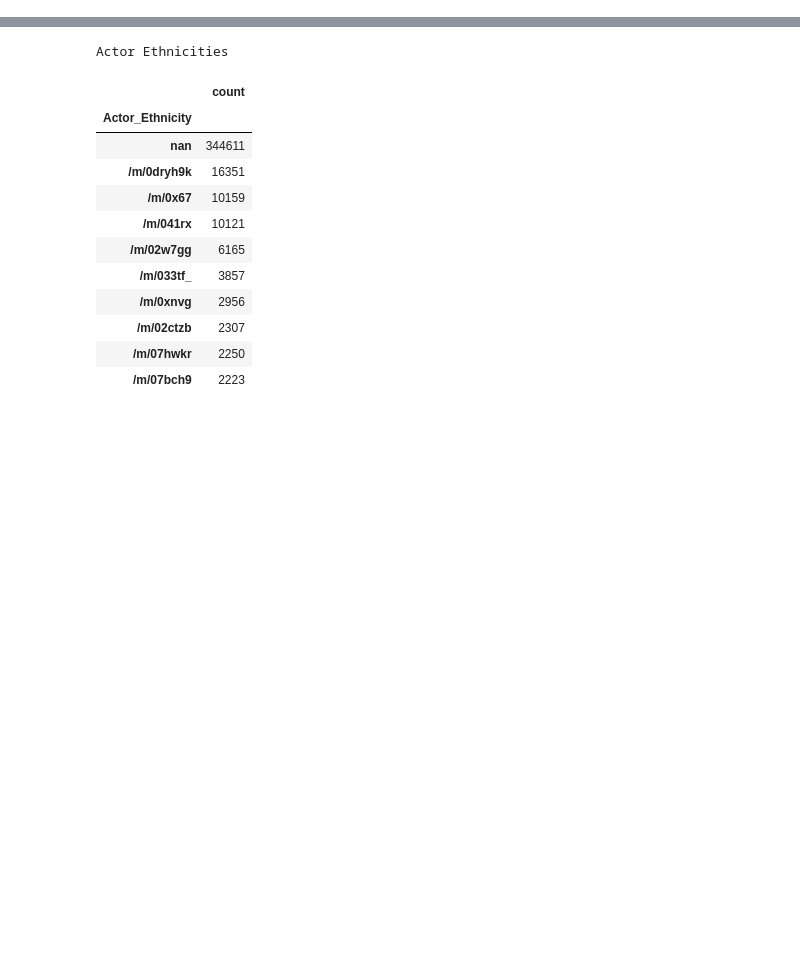
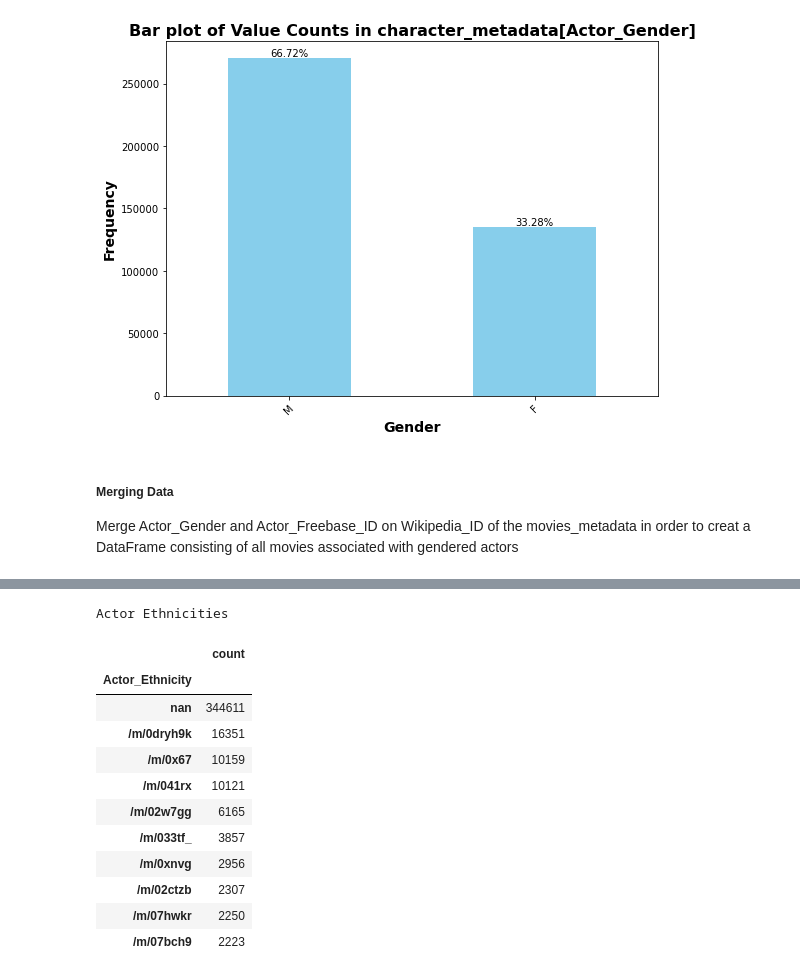
Before and after one commit to epfl-ada/ada-2024-project-fadadudata2024, a Jupyter notebook: Axe-3_ethincity_and_genre.ipynb, the cells around one changed output, grey strips where cells are left out. Drawn from its saved outputs; the diff is of its cells as text; code cells hidden in the pictures; blank space fills up the shorter version.

```diff
--- a/Axe-3_ethincity_and_genre.ipynb
+++ b/Axe-3_ethincity_and_genre.ipynb
@@ -58,0 +209,15 @@ print(list(full_movie_metadata.columns))
+# %%
+# Calculate gender counts
+gender_count = character_metadata['Actor_Gender'].value_counts()
+
+# Plot the gender distribution
+plot_frequencie_proportion(
+    data=gender_count,
+    title="Bar plot of Value Counts in character_metadata[Actor_Gender]",
+    xlabel="Gender"
+)
+# %% [output]
+[figure, added]
+# %% [markdown]
+##### Merging Data
+Merge Actor_Gender and Actor_Freebase_ID on Wikipedia_ID of the movies_metadata in order to creat a DataFrame consisting of all movies associated with gendered actors
```
Also changed, not shown: parts of 47 cells of this notebook.
